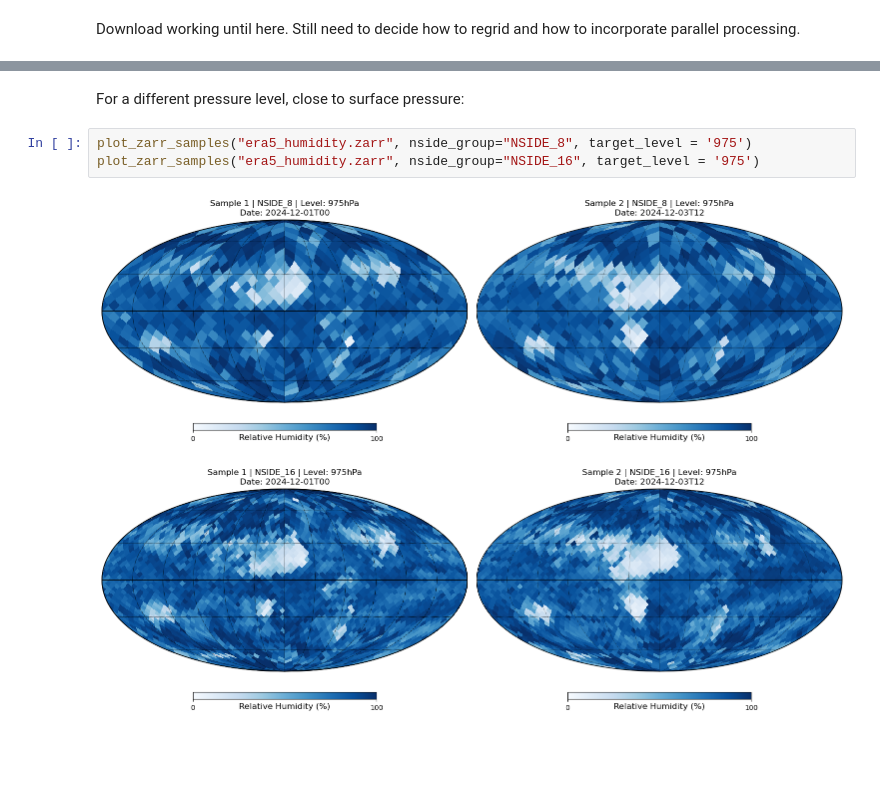
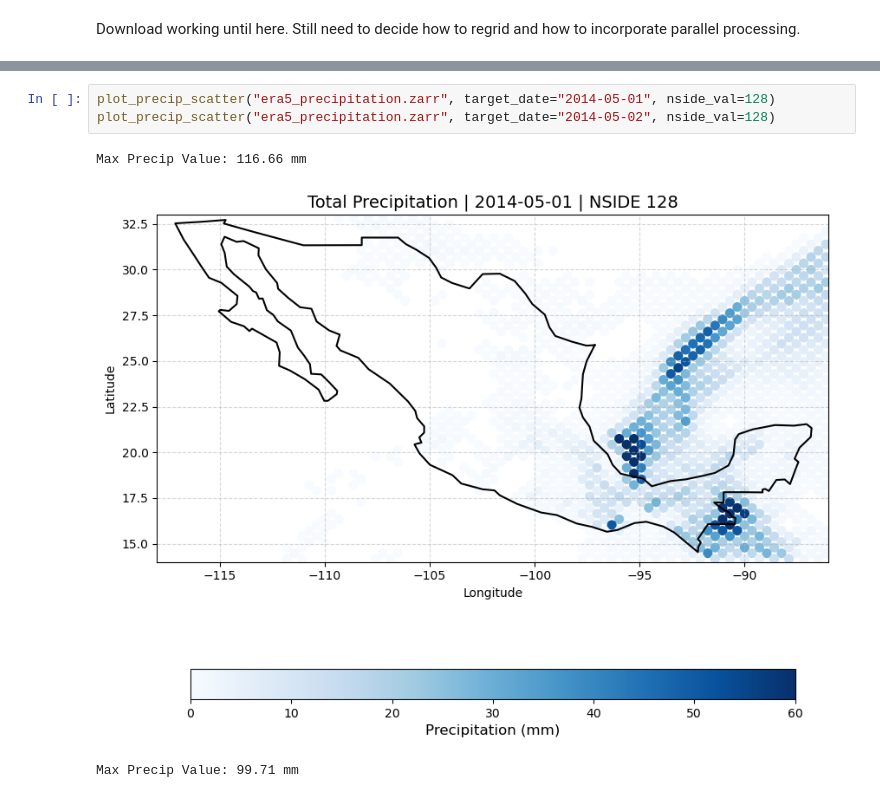
Before and after one commit to nagibe-mg/ESDP-FinalProject, a Jupyter notebook: ERA5_Data/ERA5_Precipitation.ipynb, the cells around one changed output, grey strips where cells are left out. Cells and saved outputs as stored; diff of their text form; blank space fills up the shorter version.

Commit message:
Implemented regridding and zarr storeage as well as plotting

```diff
--- a/ERA5_Data/ERA5_Precipitation.ipynb
+++ b/ERA5_Data/ERA5_Precipitation.ipynb
@@ -113,8 +65,7 @@ plot_zarr_samples("era5_humidity.zarr", nside_group="NSIDE_16", target_level = '
-# %% [markdown]
-For a different pressure level, close to surface pressure:
-# %%
-plot_zarr_samples("era5_humidity.zarr", nside_group="NSIDE_8", target_level = '975')
-plot_zarr_samples("era5_humidity.zarr", nside_group="NSIDE_16", target_level = '975')
-# %% [output]
-[figure, removed]
-[figure, removed]
+# %%
+plot_precip_scatter("era5_precipitation.zarr", target_date="2014-05-01", nside_val=128)
+plot_precip_scatter("era5_precipitation.zarr", target_date="2014-05-02", nside_val=128)
+# %% [output]
+Max Precip Value: 116.66 mm
+[figure, added]
+Max Precip Value: 99.71 mm
```
Also changed, not shown: parts of 8 cells of this notebook, 1 other file.
